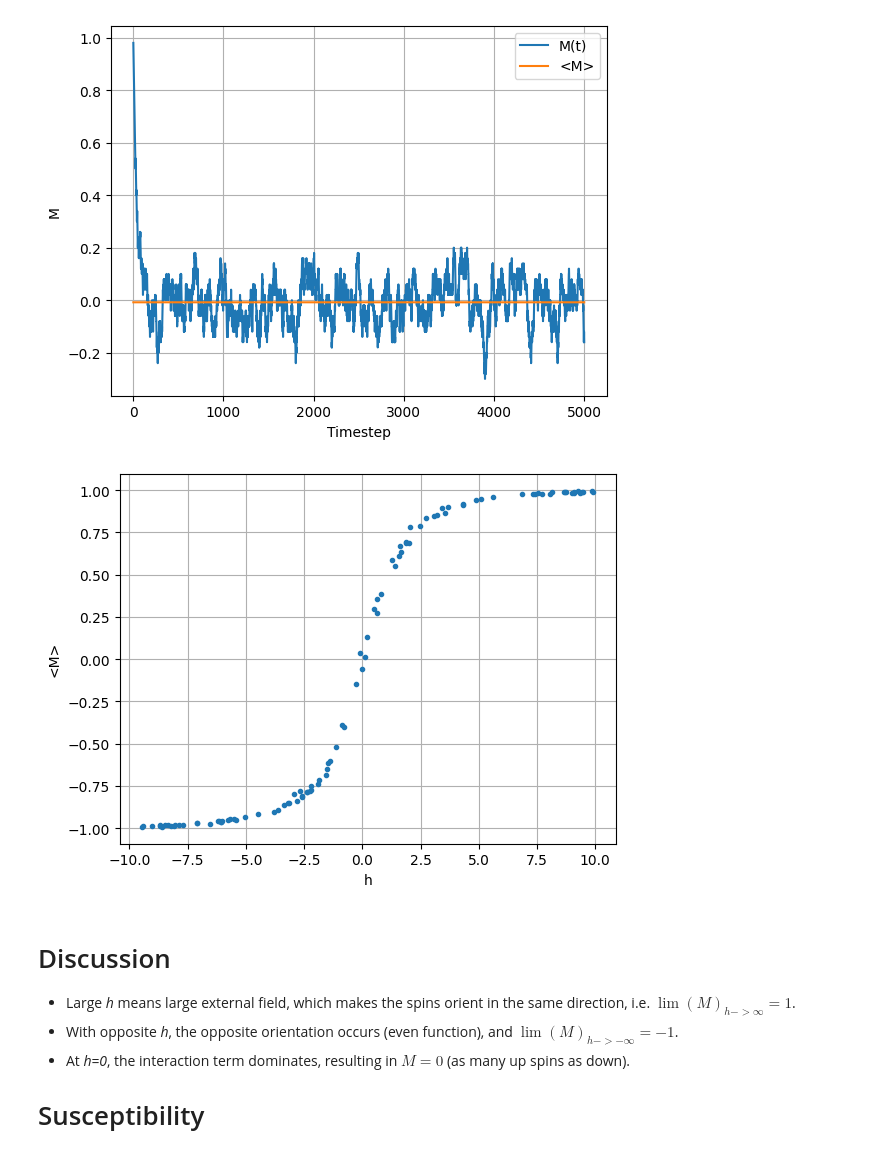
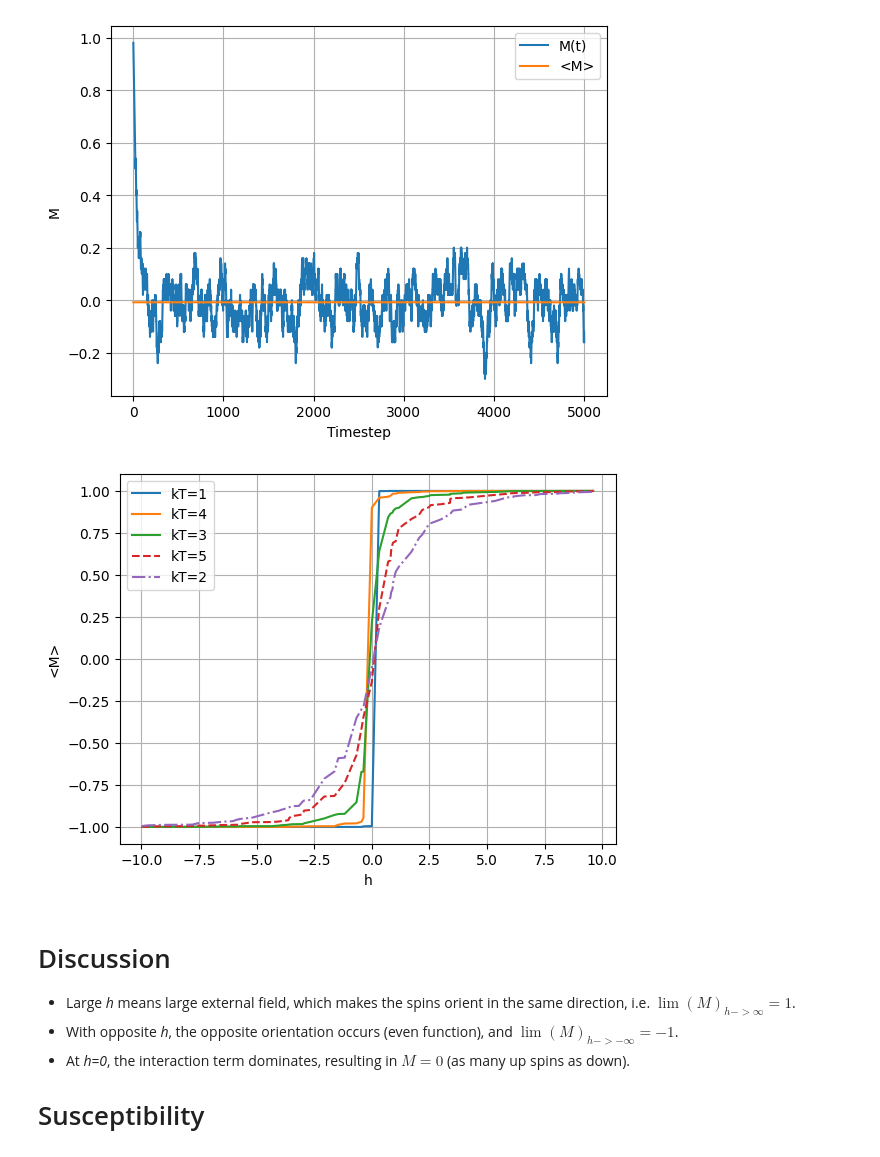
Before and after one commit to axelkat/statfmc, a Jupyter notebook: isingmodel.ipynb, the cells around one changed output. Cells and saved outputs as stored; diff of their text form; code cells hidden in the pictures.

```diff
--- a/isingmodel.ipynb
+++ b/isingmodel.ipynb
@@ -162,21 +162,51 @@ plt.show()
 [figure]
 [figure]
 # %%
-ave = [] #Array for the average magnetization
+ave1 = []
+ave2 = []
+ave3 = []
+ave4 = []
+ave5 = []#Array for the average magnetization for various kbT
 H = []  #Array for the corresponding external field
 for i in range(100):
     Grid, L = initgrid(10,True, False) #Init grid with all spins up
     h = np.random.random()*20-10 # Randomly select the external field in h=[-10, 10]
+    Earr,Eave,Spins,steps, Marr, Mave = isingmodel(50000,h,1,1,10,M) #Monte Carlo simulation
+    ave1.append(Mave)
+    Earr,Eave,Spins,steps, Marr, Mave = isingmodel(50000,h,1,2,10,M) #Monte Carlo simulation
+    ave2.append(Mave)
+    Earr,Eave,Spins,steps, Marr, Mave = isingmodel(50000,h,1,3,10,M) #Monte Carlo simulation
+    ave3.append(Mave)
+    Earr,Eave,Spins,steps, Marr, Mave = isingmodel(50000,h,1,4,10,M) #Monte Carlo simulation
+    ave4.append(Mave)
     Earr,Eave,Spins,steps, Marr, Mave = isingmodel(50000,h,1,5,10,M) #Monte Carlo simulation
-    ave.append(Mave)
+    ave5.append(Mave)
+
     H.append(h)
-# %%
-plt.plot(H,ave,'.')
-plt.xlabel('h')
-plt.ylabel('<M>')
-plt.grid(True)
-# %% [output]
-[figure, removed]
+# %%
+#Simple visualisation
+data=np.array([H,ave1])
+data2=np.sort(data)
+plt.plot(data2[0,:],data2[1,:],'-')
+data=np.array([H,ave2])
+data2=np.sort(data)
+plt.plot(data2[0,:],data2[1,:],'-')
+data=np.array([H,ave3])
+data2=np.sort(data)
+plt.plot(data2[0,:],data2[1,:],'-')
+data=np.array([H,ave4])
+data2=np.sort(data)
+plt.plot(data2[0,:],data2[1,:],'--')
+data=np.array([H,ave5])
+data2=np.sort(data)
+plt.plot(data2[0,:],data2[1,:],'-.')
+
+plt.legend({"kT=1","kT=2","kT=3","kT=4", "kT=5"})
+plt.xlabel('h')
+plt.ylabel('<M>')
+plt.grid(True)
+# %% [output]
+[figure, added]
 # %% [markdown]
 # Discussion
 * Large *h* means large external field, which makes the spins orient in the same direction, i.e. $\lim(M)_{h->{\infty}} = 1$.
```
Also changed, not shown: parts of 7 cells of this notebook.
